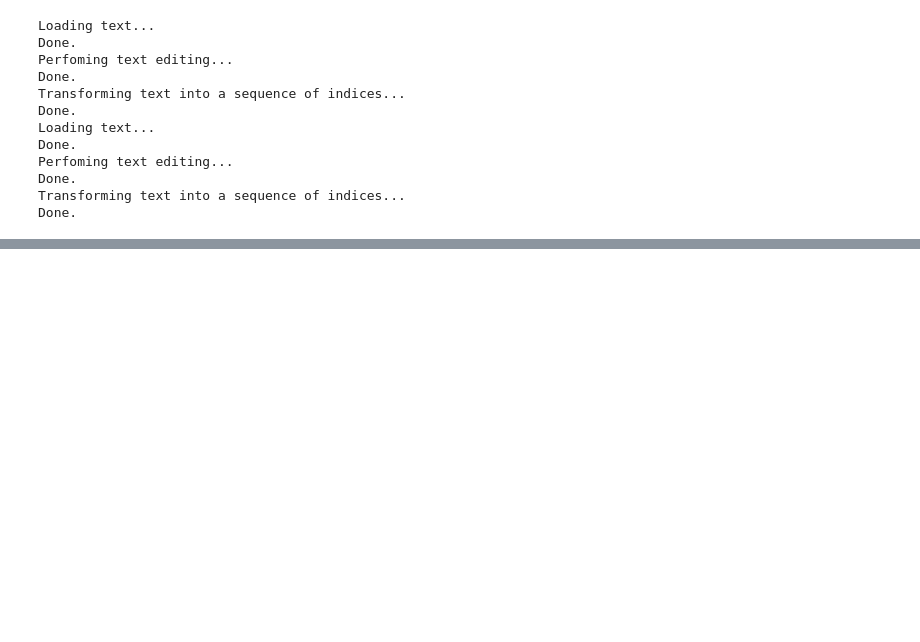
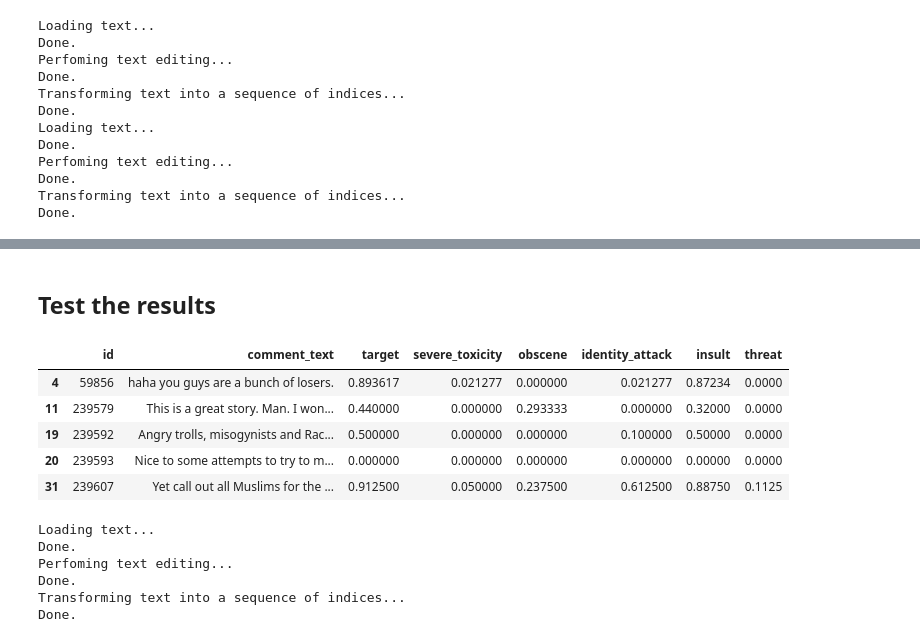
Before and after one commit to ofantomas/Toxic-Comment-Classification, a Jupyter notebook: jigwas_ub.ipynb, the cells around one changed output, grey strips where cells are left out. Drawn from its saved outputs; the diff is of its cells as text; code cells hidden in the pictures; blank space fills up the shorter version.

```diff
--- a/jigwas_ub.ipynb
+++ b/jigwas_ub.ipynb
@@ -130,0 +149,2 @@ model.train(data_train=train_data, data_test=test_data, num_epochs=num_epochs, b
+# %% [markdown]
+## Test the results
@@ -130,0 +153,12 @@ model.train(data_train=train_data, data_test=test_data, num_epochs=num_epochs, b
+# %%
+cols = ['id'] + ['comment_text'] + target_columns
+df_train_boost = df_train_boost.iloc[:, :8][cols]
+# %%
+df_train_boost.head()
+# %% [output]
+|  | id | comment_text | target | severe_toxicity | obscene | identity_attack | insult | threat |
+| 4 | 59856 | haha you guys are a bunch of losers. | 0.893617 | 0.021277 | 0.000000 | 0.021277 | 0.87234 | 0.0000 |
+| 11 | 239579 | This is a great story. Man. I won... | 0.440000 | 0.000000 | 0.293333 | 0.000000 | 0.32000 | 0.0000 |
+| 19 | 239592 | Angry trolls, misogynists and Rac... | 0.500000 | 0.000000 | 0.000000 | 0.100000 | 0.50000 | 0.0000 |
+| 20 | 239593 | Nice to some attempts to try to m... | 0.000000 | 0.000000 | 0.000000 | 0.000000 | 0.00000 | 0.0000 |
+| 31 | 239607 | Yet call out all Muslims for the ... | 0.912500 | 0.050000 | 0.237500 | 0.612500 | 0.88750 | 0.1125 |
@@ -130,0 +167,9 @@ model.train(data_train=train_data, data_test=test_data, num_epochs=num_epochs, b
+# %%
+val_loader = DataLoader(path='.\\data\\val_set.csv', embedding=emb, batch_size=batch_size, training=False)
+# %% [output]
+Loading text...
+Done.
+Perfoming text editing...
+Done.
+Transforming text into a sequence of indices...
+Done.
```
Also changed, not shown: parts of 16 cells of this notebook, 1 other file.
